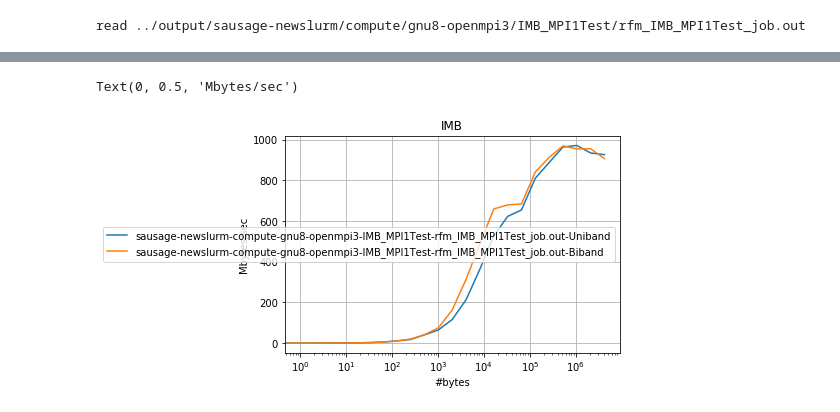
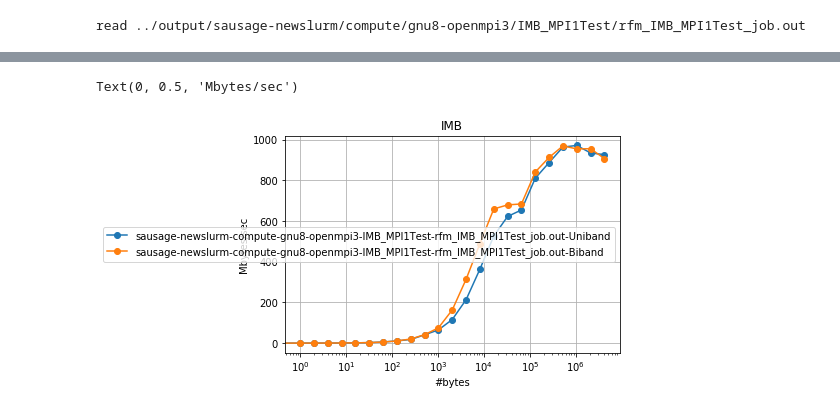
Before and after one commit to ukri-excalibur/excalibur-tests, a Jupyter notebook: imb-2018.1/IMB.ipynb, the cells around one changed output, grey strips where cells are left out. Cells and saved outputs as stored; diff of their text form; code cells hidden in the pictures.

Commit message:
add points to IMB plot

```diff
--- a/imb-2018.1/IMB.ipynb
+++ b/imb-2018.1/IMB.ipynb
@@ -94,22 +94,22 @@ pprint(results)
 # %%
 # Plotting
 
 %matplotlib inline
 import matplotlib.pyplot as plt
 
 for run in results:
     for case in run: # e.g. Uniband
         if case in ('meta', 'file'): # TODO: be nice to get rid of this!
             continue
         data = run[case]['data']
         label = '-'.join(list(run['meta'].values()) + [case])
-        plt.plot(data['#bytes'], data['Mbytes/sec'], label=label)
+        plt.plot(data['#bytes'], data['Mbytes/sec'], 'o-', label=label)
 plt.grid()
 plt.title('IMB')
 plt.legend()
 plt.xscale('log')
 plt.xlabel('#bytes')
 plt.ylabel('Mbytes/sec')
 # %% [output]
 Text(0, 0.5, 'Mbytes/sec')
-[figure, old version]
+[figure, new version]
```
